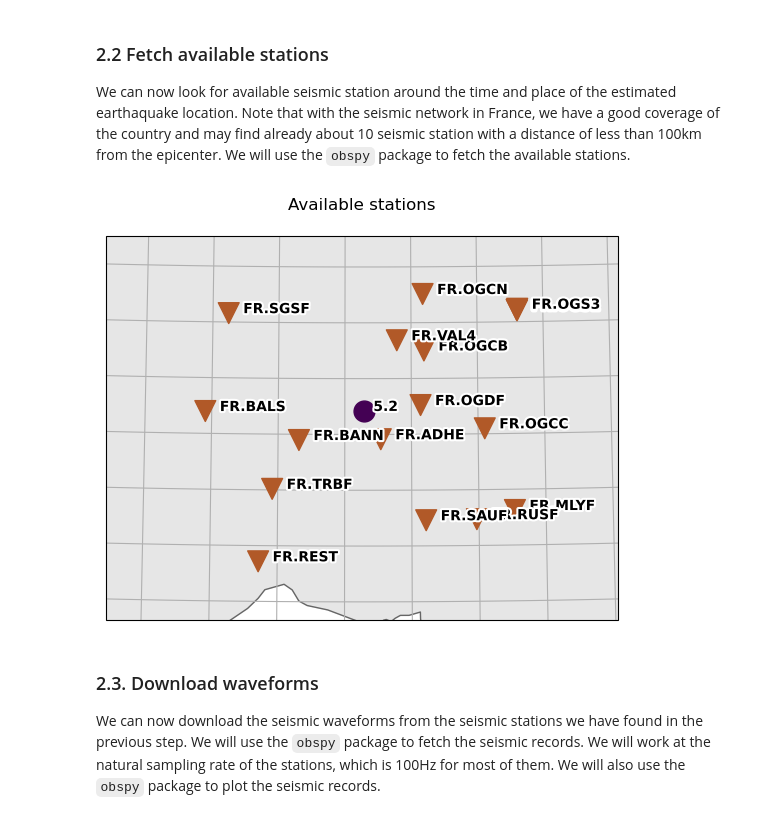
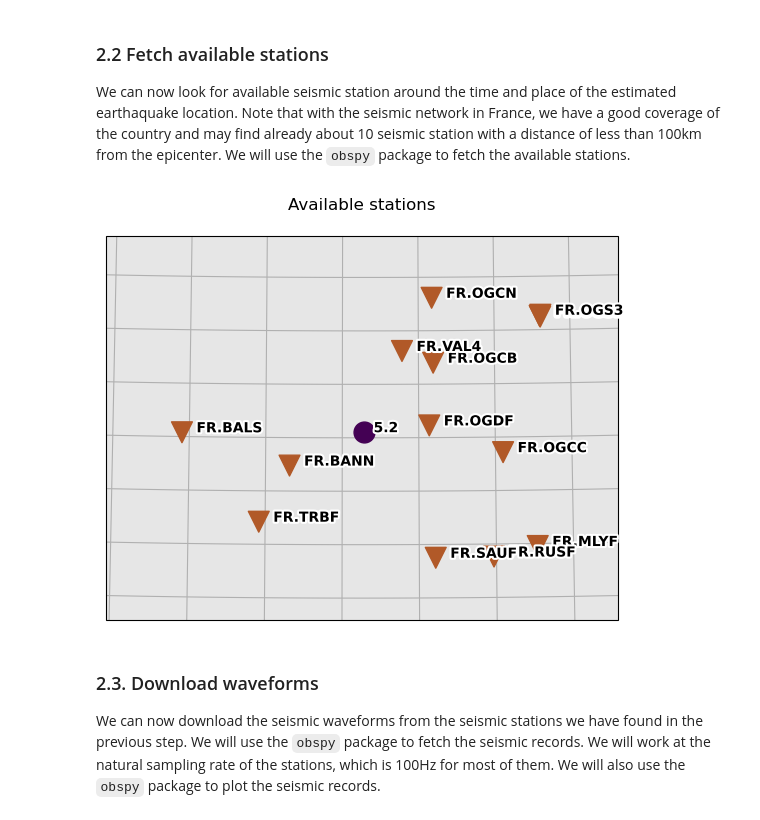
Before and after one commit to leonard-seydoux/earth-data-science, a Jupyter notebook: labs/2_epicenter/epicenter_solution.ipynb, the cells around one changed output. Drawn from its saved outputs; the diff is of its cells as text; code cells hidden in the pictures.

```diff
--- a/labs/2_epicenter/epicenter_solution.ipynb
+++ b/labs/2_epicenter/epicenter_solution.ipynb
@@ -113,25 +112,26 @@ We can now look for available seismic station around the time and place of the e
 # %%
 # Get the only event in the catalog
 event = catalog[0]
 
 # Look for station near the epicenter
 inventory = client.get_stations(
     network="FR",
     channel="HHZ",
     starttime=event.origins[0].time - 5,
     endtime=event.origins[0].time + 125,
     latitude=event.origins[0].latitude,
     longitude=event.origins[0].longitude,
     maxradius=1,
     matchtimeseries=True,
+    level="response"
 )
 
 # Plot inventory
 fig = inventory.plot(projection="local", resolution="i", show=False)
 catalog.plot(projection="local", resolution="i", fig=fig, title="Available stations")
 plt.show()
 # %% [output]
-[figure, old version]
+[figure, new version]
 # %% [markdown]
 ### 2.3. Download waveforms
 
```
Also changed, not shown: parts of 8 cells of this notebook, 1 other file.
